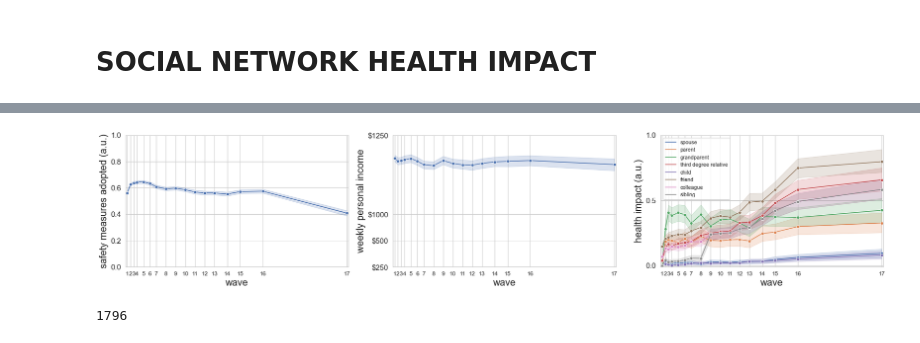
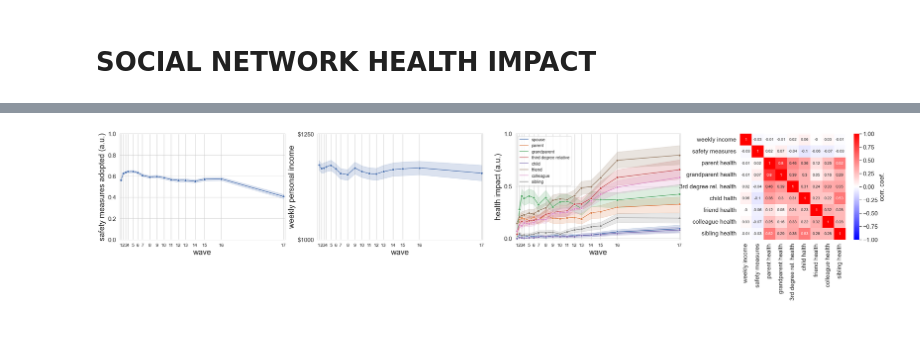
Before and after one commit to terusch/CVD-DYN_core, a Jupyter notebook: self_response_measures/Scale_summary_scores.ipynb, the cells around one changed output, grey strips where cells are left out. Cells and saved outputs as stored; diff of their text form; code cells hidden in the pictures.

```diff
--- a/self_response_measures/Scale_summary_scores.ipynb
+++ b/self_response_measures/Scale_summary_scores.ipynb
@@ -9,6 +9,7 @@ sns.set(style = "whitegrid",font_scale=1.4)
 data_path = os.path.join(os.path.expanduser('~'), 'Library/CloudStorage/Box-Box', 'COVID-19 Adolphs Lab','PreProcessed_Data')
 selResp_path = os.path.join(os.path.expanduser('~'), 'Library/CloudStorage/Box-Box', 'COVID-19 Adolphs Lab','core_analysis','self_response')
 out_dir = os.path.expanduser('~/Library/CloudStorage/Box-Box/COVID-19 Adolphs Lab/core_analysis/external_selfResp_combined')
+fig_dir = os.path.expanduser('~/Library/CloudStorage/Box-Box/COVID-19 Adolphs Lab/core_analysis/figures')
 
 data_file = 'Wave1-18_A-N_release.csv'
 data = pd.read_csv(os.path.join(data_path, data_file), low_memory=False, na_values='NaN', dtype = str)
@@ -201,14 +194,14 @@ factors[cols] = 5 - data[cols].astype(float)
 # factor 1
 for fItem in factor1_dict.keys():
     factors[fItem] = factors[fItem]*factor1_dict[fItem]
-summary_scores['restrict_f1'] = factors[factor1_dict.keys()].mean(axis=1)
+data['restrict_f1'] = factors[factor1_dict.keys()].mean(axis=1)
 
 # factor 2
 for fItem in factor2_dict.keys():
     factors[fItem] = factors[fItem]*factor2_dict[fItem]
-summary_scores['restrict_f2'] = factors[factor2_dict.keys()].mean(axis=1)
+data['restrict_f2'] = factors[factor2_dict.keys()].mean(axis=1)
 
 # factor 3
 for fItem in factor3_dict.keys():
     factors[fItem] = factors[fItem]*factor3_dict[fItem]
-summary_scores['restrict_f3'] = factors[factor3_dict.keys()].mean(axis=1)
+data['restrict_f3'] = factors[factor3_dict.keys()].mean(axis=1)
@@ -297,7 +338,7 @@ summary_scores = health_impact('RW21_4' ,'RW21v2_4',  'thirdDegree_health_impact
 summary_scores = health_impact('RW21_5' ,'RW21v2_5',  'child_health_impact', data, summary_scores)
 summary_scores = health_impact('RW21_6' ,'RW21v2_6',  'friend_health_impact', data, summary_scores)
 summary_scores = health_impact('RW21_7' ,'RW21v2_7',  'work_colleague_health_impact', data, summary_scores)
-summary_scores = health_impact('RW21_9' ,'RW21v2_7',  'sibling_health_impact', data, summary_scores)
+summary_scores = health_impact('RW21_9' ,'RW21v2_9',  'sibling_health_impact', data, summary_scores)
 
 
 tmp_data = summary_scores[['PROLIFIC_PID','week','wave',
@@ -329,0 +383,11 @@ summary_scores['max_social_health_impact']= summary_scores[['spouse_health_impac
+# %%
+pid_impact_corr = pd.DataFrame(columns = ['pid', 'index_var']+impact_measures)
+for pid in summary_scores.PROLIFIC_PID.unique():
+    if summary_scores.loc[summary_scores.PROLIFIC_PID==pid].shape[0]>2:
+        tmp_df = summary_scores.loc[summary_scores.PROLIFIC_PID==pid, impact_measures].corr().reset_index()
+        tmp_df  = tmp_df.rename(columns = {'index': 'index_var'})
+        tmp_df['pid'] = pid
+        pid_impact_corr = pd.concat([pid_impact_corr, tmp_df])
+
+impact_corr = pid_impact_corr.groupby(by='index_var').mean(numeric_only = True)
+impact_corr = impact_corr.loc[impact_measures, impact_measures]
@@ -330,5 +408,5 @@ summary_scores['max_social_health_impact']= summary_scores[['spouse_health_impac
 # %%
-fig, axs = plt.subplots(1,3, figsize = (28,5))
+fig, axs = plt.subplots(1,4, figsize = (35,5))
 
 tmp_data = summary_scores[['PROLIFIC_PID','week','wave',
                            'spouse_health_impact',
@@ -348,6 +426,8 @@ tmp_data = summary_scores[['PROLIFIC_PID','week','wave',
                                                                                        'friend_health_impact',
                                                                                        'work_colleague_health_impact',
                                                                                        'sibling_health_impact'])
+# sibling variable was added in W2
+tmp_data.loc[(tmp_data.wave==1)&(tmp_data.variable == 'sibling_health_impact'), 'value'] = np.nan
 
 
 
@@ -366,41 +446,54 @@ axs[0].yaxis.label.set_size(20)
 axs[0].xaxis.label.set_size(20)
 
 
 sns.lineplot(data = summary_scores, x = 'week', y = 'weekly_income_self_cat', marker = 'o', ax = axs[1])
 axs[1].set_xticks(summary_scores.week.unique());
 axs[1].set_xticklabels(summary_scores.wave.unique());
 axs[1].set_xticks(summary_scores.week.unique());
 axs[1].set_xticklabels(summary_scores.wave.unique());
 axs[1].set_xlabel('wave')
 axs[1].set_xlim([0.5,69.5])
 axs[1].set_ylabel('weekly personal income');
-axs[1].set_ylim([0,2])
-axs[1].set_yticks([0,0.5,1,2.5]);
-axs[1].set_yticklabels(['$250', '$500', '$1000', '$1250'])
+axs[1].set_ylim(1,2.5)
+# axs[1].set_yticks([0,0.5,1,2.5]);
+# axs[1].set_yticklabels(['$250', '$500', '$1000', '$1250'])
+axs[1].set_yticks([1,2.5]);
+axs[1].set_yticklabels(['$1000', '$1250'])
 axs[1].tick_params(axis='x', labelsize=12)
 axs[1].yaxis.label.set_size(20)
 axs[1].xaxis.label.set_size(20)
 
 sns.lineplot(data = tmp_data, x ='week',  y = 'value', hue = 'variable', marker = 'o', ax = axs[2])
 axs[2].set_xticks(summary_scores.week.unique());
 axs[2].set_xticklabels(summary_scores.wave.unique());
 axs[2].set_xlabel('wave')
 axs[2].set_xlim([0.5,69.5])
 axs[2].set_ylim([-0.01,1])
 axs[2].set_ylabel('health impact (a.u.)')
 axs[2].set_yticks([0, 0.5, 1]);
 handles, labels = axs[2].get_legend_handles_labels()
 labels = ['spouse', 'parent', 'grandparent', 'third degree relative', 'child', 'friend','colleague', 'sibling']
 axs[2].legend(handles, labels, fontsize = 11)
 axs[2].tick_params(axis='x', labelsize=12)
 axs[2].yaxis.label.set_size(20)
 axs[2].xaxis.label.set_size(20)
+impact_corr = impact_corr.round(2)
+sns.heatmap(impact_corr, cmap='bwr',annot=True, vmin = -1, vmax = 1, ax= axs[3],cbar_kws={'label': 'corr. coef.'})
+axs[3].set_box_aspect(1)
+axs[3].set_xticklabels(['weekly income', 'safety measures',
+                        'parent health', 'grandparent health', '3rd degree rel. health',
+                       'child halth', 'friend health', 'colleague health', 'sibling health' ])
+axs[3].set_ylabel('')
+axs[3].set_yticklabels(['weekly income', 'safety measures',
+                        'parent health', 'grandparent health', '3rd degree rel. health',
+                       'child halth', 'friend health',  'colleague health', 'sibling health' ])
+
+
+
+img_format = 'svg'
+fig.savefig(os.path.join(fig_dir, 'timecourse_CVD_impact.' + img_format), format=img_format)
 # %% [output]
-[figure, old version]
+[figure, new version]
-# %%
-len(summary_scores.PROLIFIC_PID.unique())
-# %% [output]
-1796
 # %%
 # save summary scores
 summary_scores.to_csv(os.path.join(out_dir, 'CVD_core_summary_scores.csv'), index = False)
```
Also changed, not shown: parts of 13 cells of this notebook, 1 other file.
